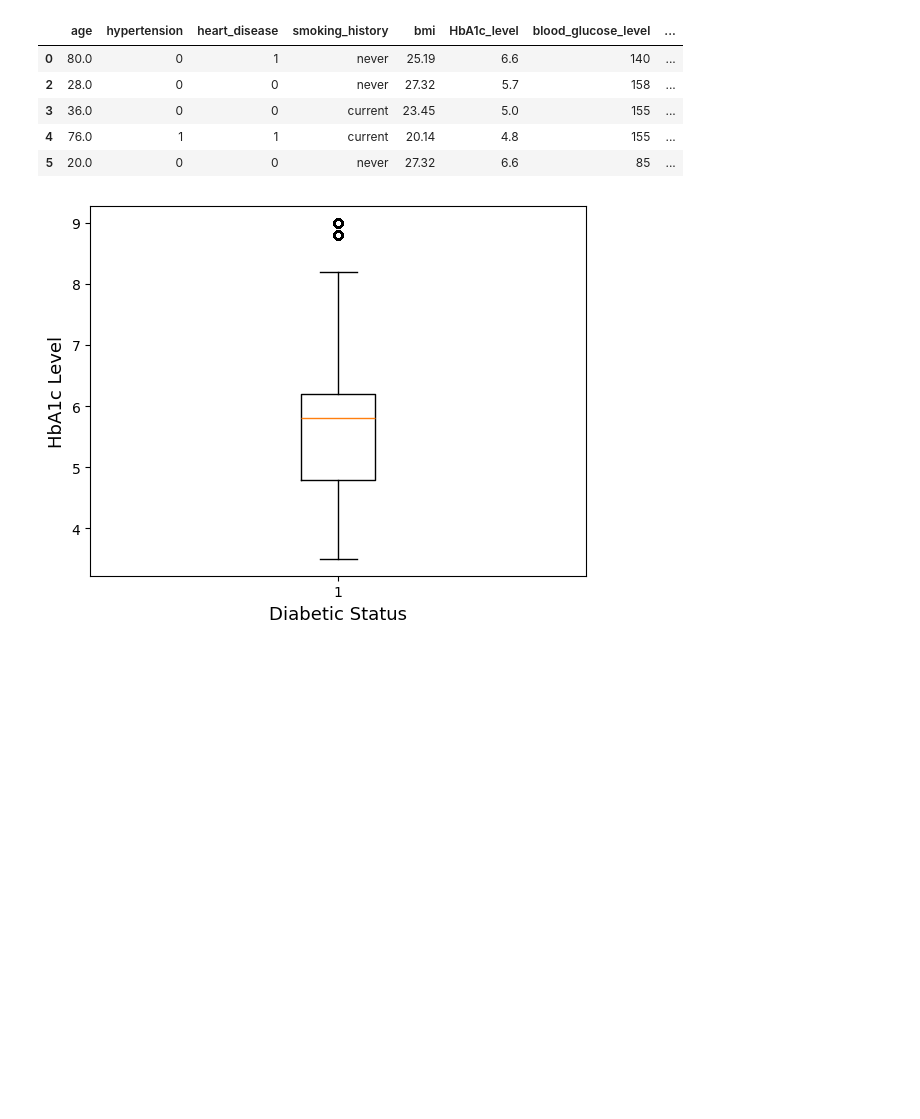
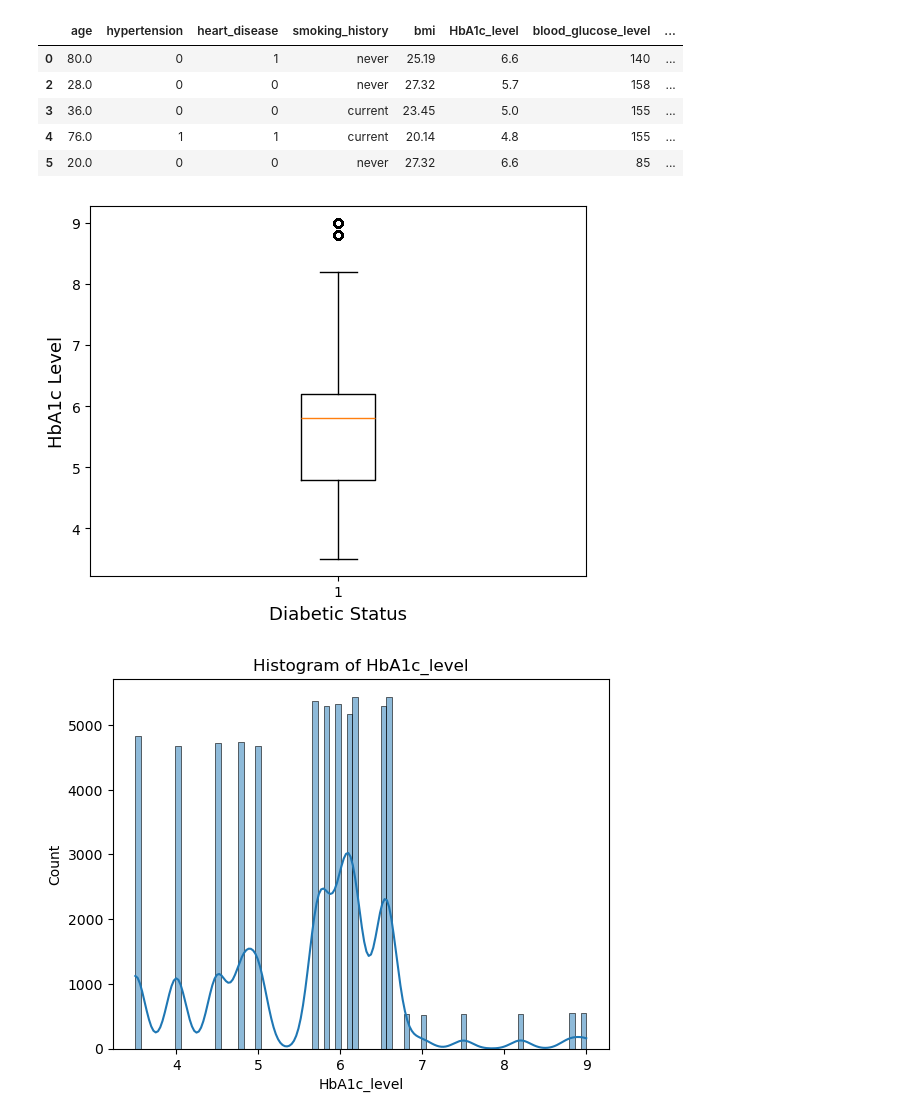
Before and after one commit to CBreach/352Project, a Jupyter notebook: finalProject.ipynb, the cells around one changed output. Drawn from its saved outputs; the diff is of its cells as text; code cells hidden in the pictures; blank space fills up the shorter version.

Commit message:
data visualizations and some normalization

```diff
--- a/finalProject.ipynb
+++ b/finalProject.ipynb
@@ -185,8 +188,15 @@ df.head()
 # %%
 fig, ax = plt.subplots()
 ax.boxplot(x=df["HbA1c_level"])
 plt.ylabel("HbA1c Level", fontsize=13)
 plt.xlabel("Diabetic Status", fontsize=13)
 plt.show()
+sns.histplot(df["HbA1c_level"], kde=True)
+plt.title(f'Histogram of HbA1c_level')
+plt.show()
+probplot(df["HbA1c_level"], dist="norm", plot=plt)
+plt.title(f'Q-Q Plot of HbA1c_level')
+plt.show()
 # %% [output]
 [figure]
+[figure, added]
```
Also changed, not shown: parts of 45 cells of this notebook.
